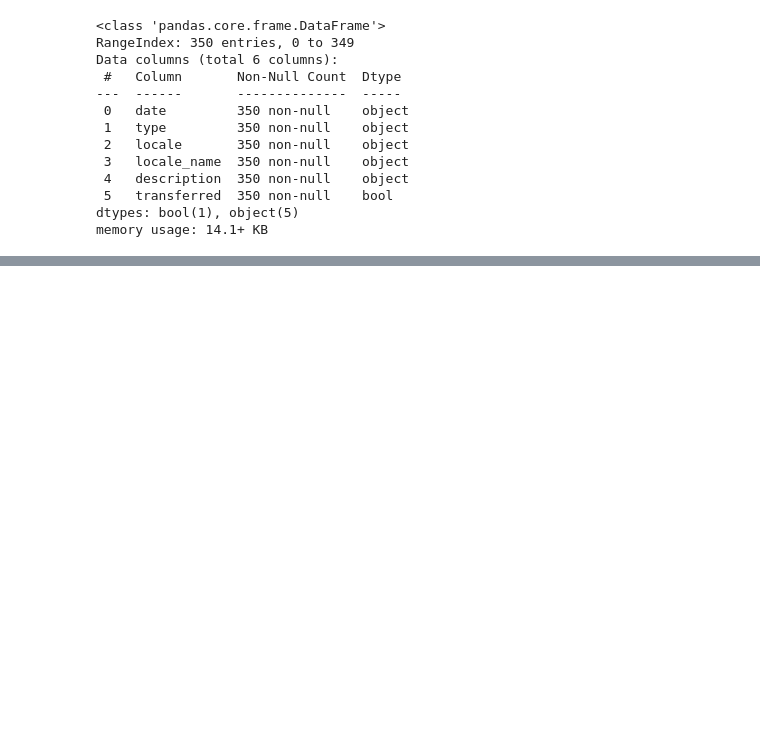
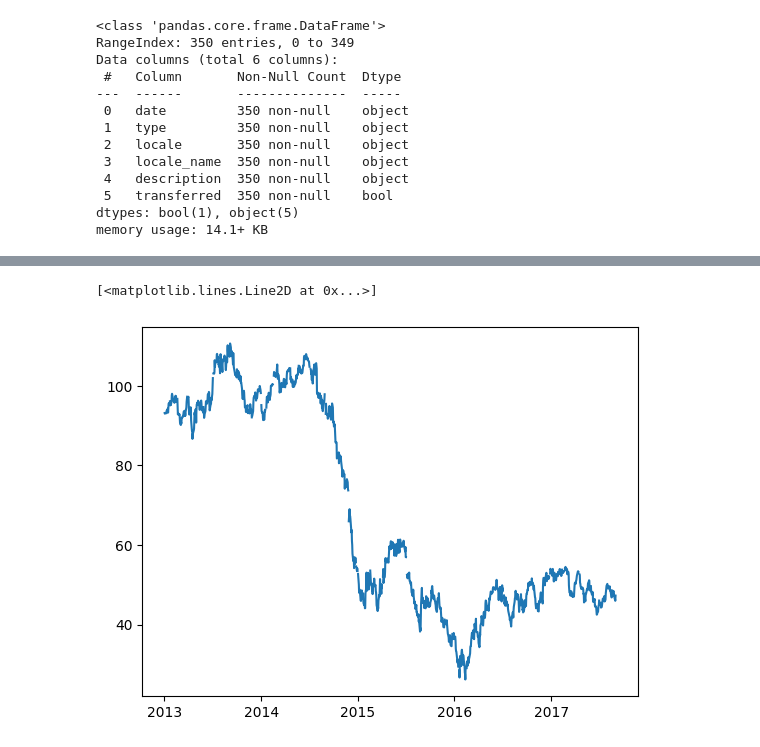
Before and after one commit to centralpenguin/StoreSales, a Jupyter notebook: notebooks/EDA.ipynb, the cells around one changed output, grey strips where cells are left out. Drawn from its saved outputs; the diff is of its cells as text; code cells hidden in the pictures; blank space fills up the shorter version.

```diff
--- a/notebooks/EDA.ipynb
+++ b/notebooks/EDA.ipynb
@@ -44,0 +98,5 @@ memory usage: 14.1+ KB
+# %%
+plt.plot(oil['date'], oil['dcoilwtico'])
+# %% [output]
+[<matplotlib.lines.Line2D at 0x...>]
+[figure, added]
```
Also changed, not shown: parts of 10 cells of this notebook, 1 other file.
